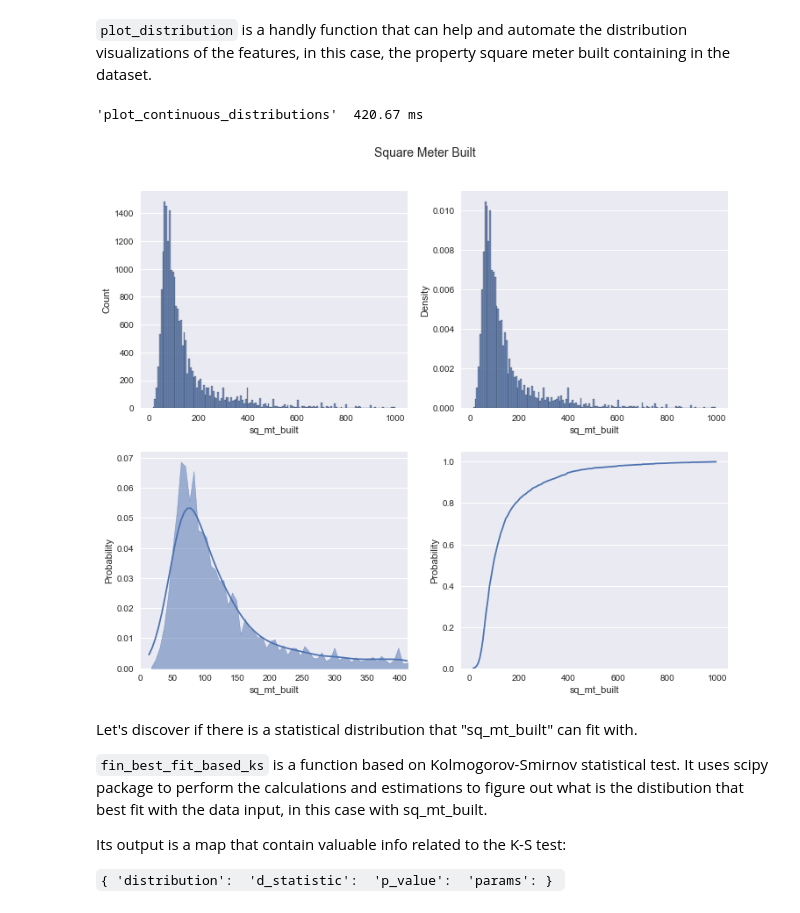
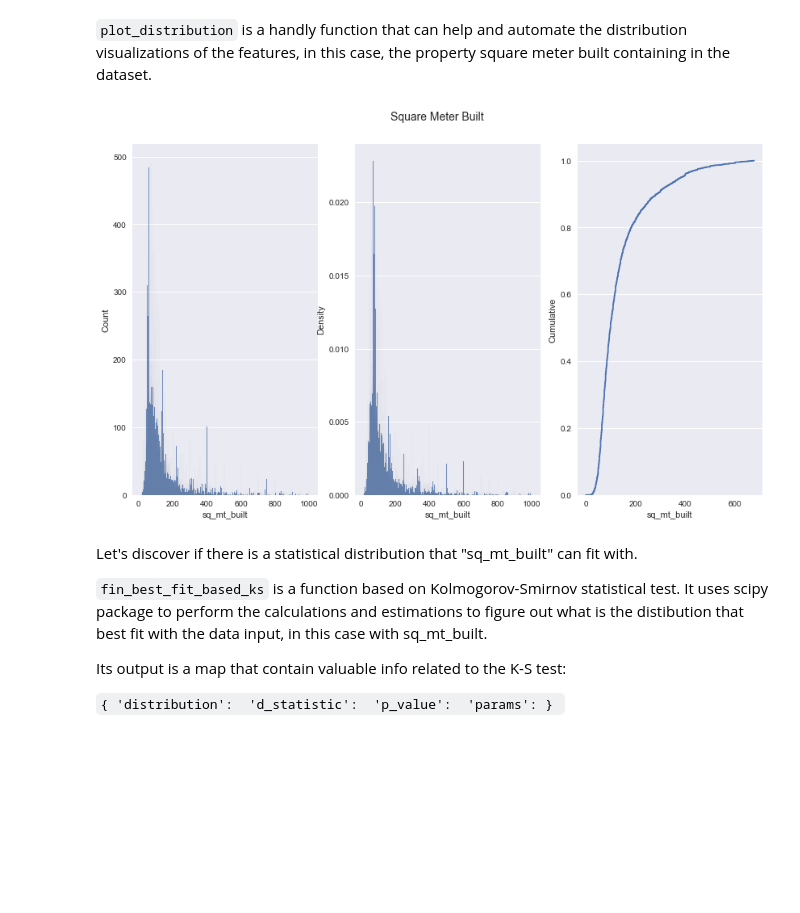
Before and after one commit to gerardovitale/real-estate-statistical-analysis, a Jupyter notebook: data_exploration.ipynb, the cells around one changed output. Saved outputs shown, nothing was run; the diff lists cells and outputs as text; code cells hidden in the pictures; blank space fills up the shorter version.

```diff
--- a/data_exploration.ipynb
+++ b/data_exploration.ipynb
@@ -129,10 +171,9 @@ sq_mt_built.isnull().sum()
 `plot_distribution` is a handly function that can help and automate the distribution visualizations of the features,
 in this case, the property square meter built containing in the dataset.
 # %%
-plot_continuous_distributions(sq_mt_built, 'Square Meter Built')
+plot_continuous_dist(sq_mt_built, 'Square Meter Built')
 # %% [output]
-'plot_continuous_distributions'  420.67 ms
-[figure, old version]
+[figure, new version]
 # %% [markdown]
 Let's discover if there is a statistical distribution that "sq_mt_built" can fit with.
 
```
Also changed, not shown: parts of 38 cells of this notebook, 2 other files.
